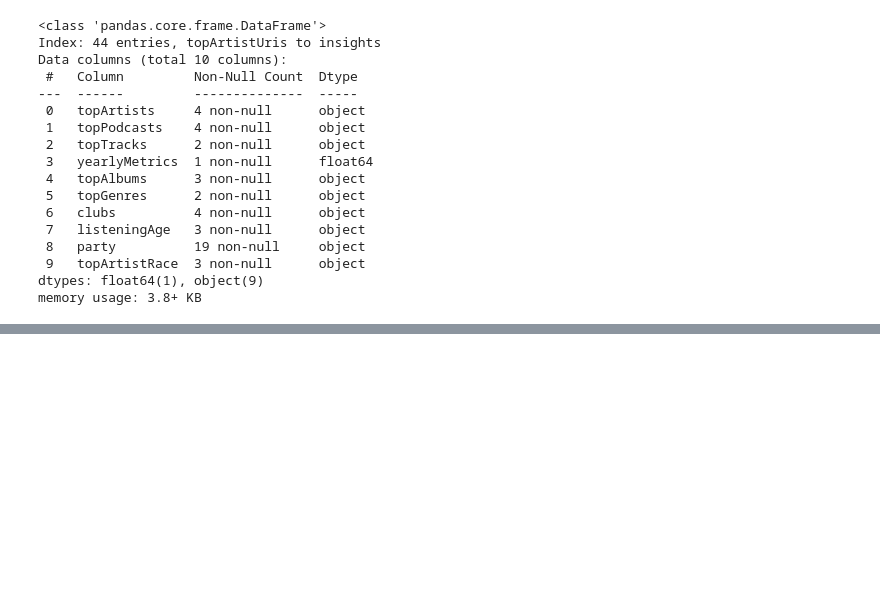
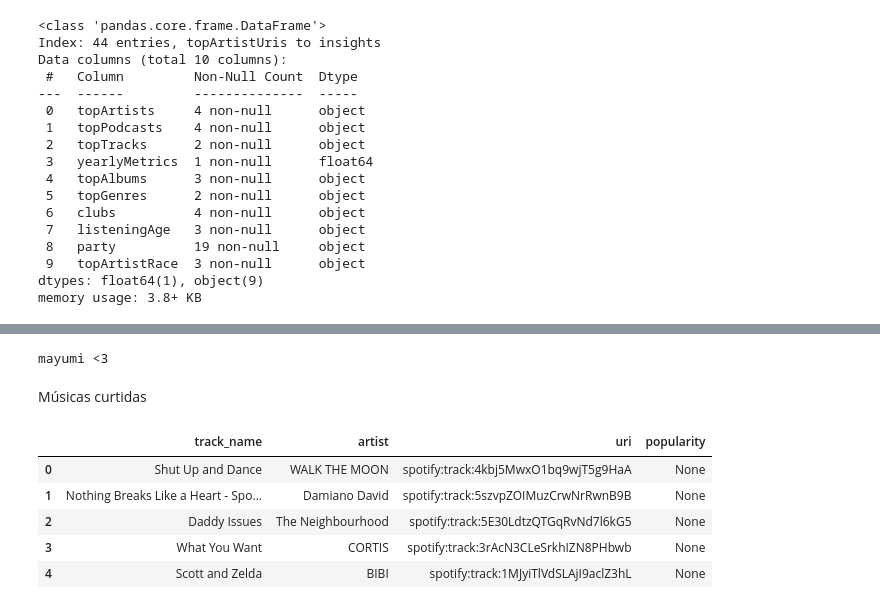
Before and after one commit to GuilhermeSouza122/atv_ciencia_dados, a Jupyter notebook: may/tratamento_de_dados.ipynb, the cells around one changed output, grey strips where cells are left out. Drawn from its saved outputs; the diff is of its cells as text; code cells hidden in the pictures; blank space fills up the shorter version.

```diff
--- a/may/tratamento_de_dados.ipynb
+++ b/may/tratamento_de_dados.ipynb
@@ -379,0 +424,44 @@ Name: topArtists, dtype: object
+# %%
+sp = spotipy.Spotify(auth=token_info["access_token"])
+
+print(sp.current_user()["display_name"])
+# %% [output]
+mayumi <3
+# %% [markdown]
+Músicas curtidas
+# %%
+def get_all_liked_tracks(sp):
+    tracks_data = []
+    results = sp.current_user_saved_tracks(limit=50)
+
+    while results:
+        for item in results["items"]:
+            track = item.get("track")
+
+            # proteção contra tracks None
+            if track is None:
+                continue
+
+            tracks_data.append({
+                "track_name": track.get("name"),
+                "artist": track.get("artists")[0].get("name") if track.get("artists") else None,
+                "uri": track.get("uri"),
+                "popularity": track.get("popularity")
+            })
+
+        if results.get("next"):
+            results = sp.next(results)
+        else:
+            results = None
+
+    return pd.DataFrame(tracks_data)
+
+df_liked = get_all_liked_tracks(sp)
+df_liked.head()
+# %% [output]
+|  | track_name | artist | uri | popularity |
+| 0 | Shut Up and Dance | WALK THE MOON | spotify:track:4kbj5MwxO1bq9wjT5g9HaA | None |
+| 1 | Nothing Breaks Like a Heart - Spo... | Damiano David | spotify:track:5szvpZOIMuzCrwNrRwnB9B | None |
+| 2 | Daddy Issues | The Neighbourhood | spotify:track:5E30LdtzQTGqRvNd7l6kG5 | None |
+| 3 | What You Want | CORTIS | spotify:track:3rAcN3CLeSrkhIZN8PHbwb | None |
+| 4 | Scott and Zelda | BIBI | spotify:track:1MJyiTlVdSLAjI9aclZ3hL | None |
```
Also changed, not shown: parts of 10 cells of this notebook.
